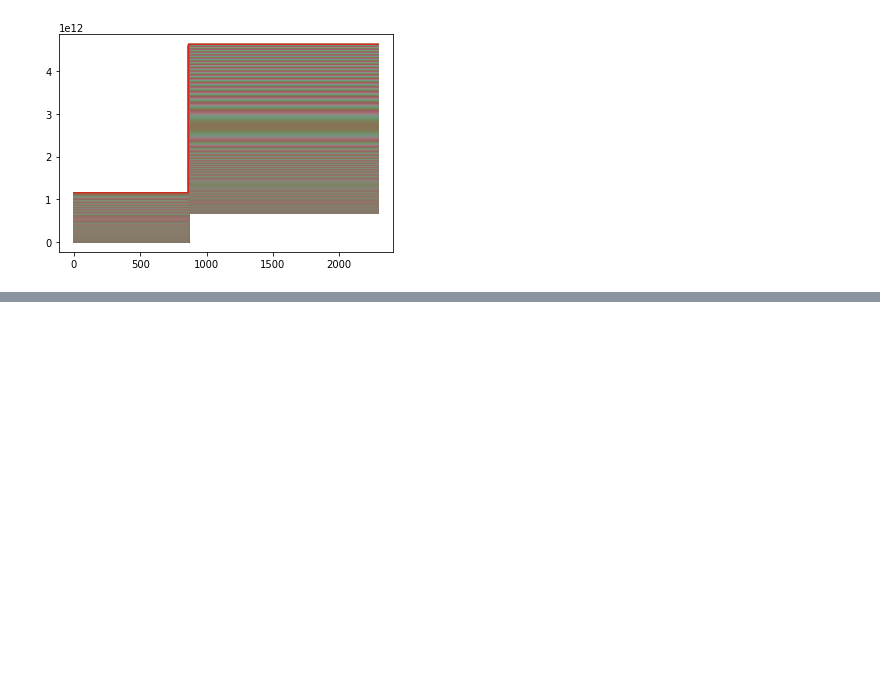
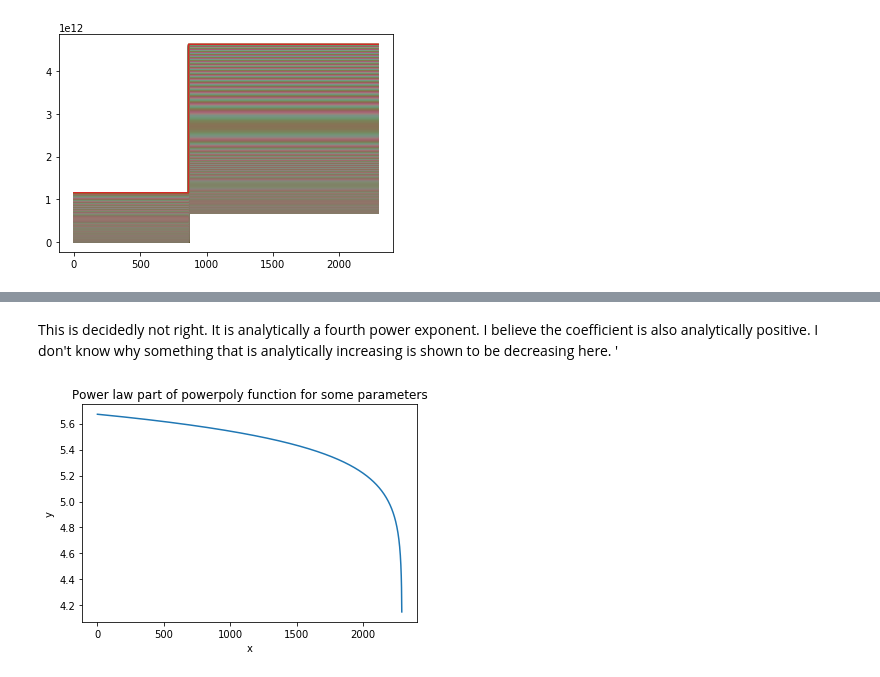
Before and after one commit to sdorsher/SpatialLanguageMachineLearning, a Jupyter notebook: PhraseQuest.ipynb, the cells around one changed output, grey strips where cells are left out. Saved outputs shown, nothing was run; the diff lists cells and outputs as text; code cells hidden in the pictures; blank space fills up the shorter version.

```diff
--- a/PhraseQuest.ipynb
+++ b/PhraseQuest.ipynb
@@ -822,17 +824,18 @@ def manualleastabsolutedifference(xdat, ydat,seed, maxiter, learningrate, tol):
     xdat[xdat==0]=.0001
     chisq=0 #chisq is the L2 error of the fit relative to the ydata
     dof=len(xdat)-len(seed)
-    params=np.array(seed)
-    [c1,boundaryx]=params
+    [c1,boundaryx]=seed
+    d1=len(xdat) #there should be a singularity at the origin. but since the power law goes to the fourth rather than
+    #the negative fourth, flip the data and put it at the right hand side
     b1=polypowerboundary5derivconstraint()
-    a1=polypowerboundary4derivconstriant(boundaryx,b1)
-    a2=polypowerboundary3derivconstraint(boundaryx,a1,b1)
-    b2=polypowerboundary2derivconstraint(boundaryx,a1,b1,a2)
-    c2=polypowerboundaryderivconstraint(boundaryx,a1,b1,a2,b2)
+    a1=polypowerboundary4derivconstriant(boundaryx)
+    a2=polypowerboundary3derivconstraint(boundaryx,d1)
+    b2=polypowerboundary2derivconstraint(boundaryx,d1,a2)
+    c2=polypowerboundaryderivconstraint(boundaryx,d1,a2,b2)
     #c1, xboundary are only free parameters
-    d2=polypowerboundaryconstraint(boundaryx,a1,b1,c1,a2,b2,c2)
+    d2=polypowerboundaryconstraint(boundaryx,c1,d1,a2,b2,c2)
     print(d2,c2,b2,a2)
-    params=np.array([a1,b1,c1,a2,b2,c2,d2])
+    params=np.array([c1,d1,a2,b2,c2,d2])
     #these are the only free fit parameters
     fitparams=np.array([c1,boundaryx])
     addto=[True,True]
@@ -846,9 +849,9 @@ def manualleastabsolutedifference(xdat, ydat,seed, maxiter, learningrate, tol):
             fitparamsdelta[i]+=delta[i]
             c12,boundaryx2=fitparamsdelta
             #satisfy boundary conditions for new positional parameters by varying boundaryx
-            d22=polypowerboundaryconstraint(boundaryx2,a1,b1,c12,a2,b2,c2)
+            d22=polypowerboundaryconstraint(boundaryx2,c12,d1,a2,b2,c2)
             #print(d2,c2,b2,a2)
-            paramsdelta=np.array([a1,b1,c12,a2,b2,c2,d22])
+            paramsdelta=np.array([c12,d1,a2,b2,c2,d22])
             chisqdelta[i]=np.sum((ydat-polypower(xdat,paramsdelta,boundaryx2))**2)
             if chisqdelta[i]<chisq:
                 addto[i]=True
@@ -911,0 +1078,11 @@ git commit -m "Really nice implmentation of a spliced power law and pol"
+# %% [markdown]
+This is decidedly not right. It is analytically a fourth power exponent. I believe the coefficient is also analytically positive. I don't know why something that is analytically increasing is shown to be decreasing here. '
+# %%
+import matplotlib.pyplot as plt
+plt.title('Power law part of powerpoly function for some parameters')
+plt.xlabel('x')
+plt.ylabel('y')
+plt.plot(xdat,powerlaw(xdat,params[0:4]))
+plt.show()
+# %% [output]
+[figure, added]
```
Also changed, not shown: parts of 36 cells of this notebook.
